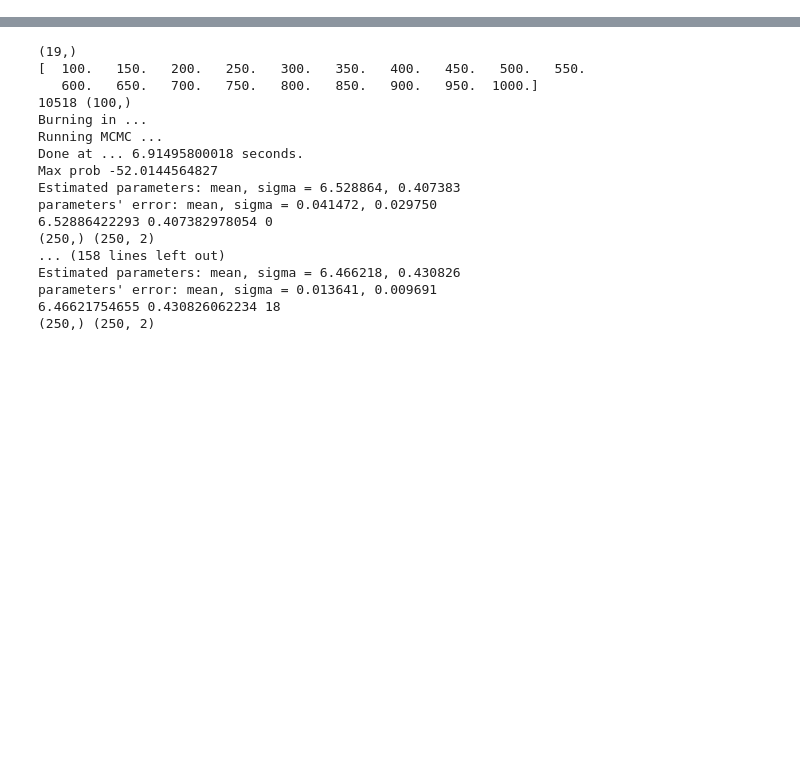
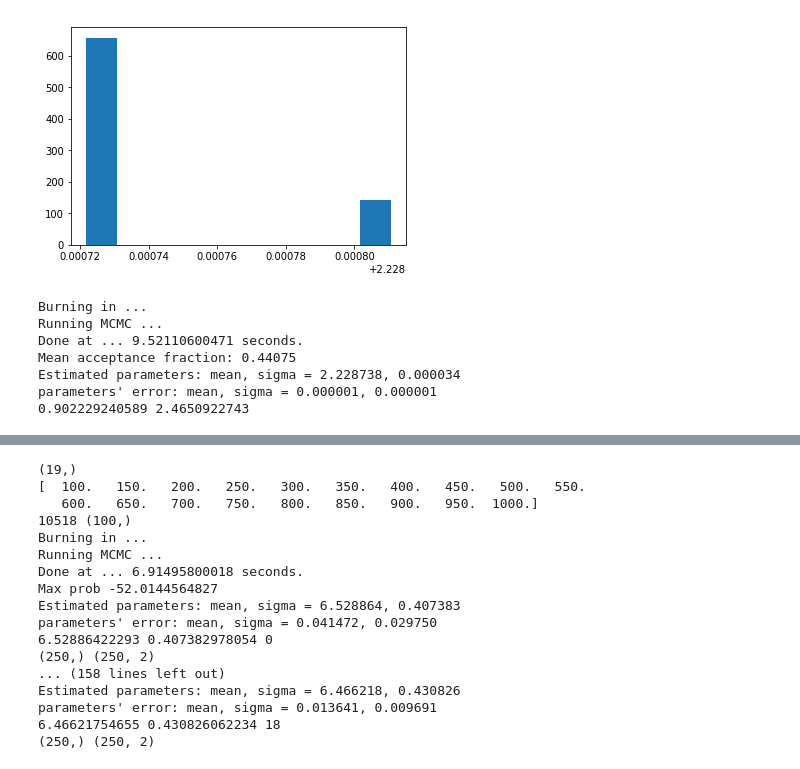
Before and after one commit to dtamayo/MLstability, a Jupyter notebook: Analysis/One Dimensional Guassian Fit.ipynb, the cells around one changed output, grey strips where cells are left out. Cells and saved outputs as stored; diff of their text form; code cells hidden in the pictures; blank space fills up the shorter version.

```diff
--- a/Analysis/One Dimensional Guassian Fit.ipynb
+++ b/Analysis/One Dimensional Guassian Fit.ipynb
@@ -244,3 +295,76 @@ info
+# %%
+
+weird_data = pd.read_csv("../../../mnt/stability_stuff/stabilitydataset/data/LongTimeScale/Sys_2128_1e8.csv")
+data = np.log10(weird_data["t"])
+plt.hist(data)
+plt.show()
+ndim = 2
+nwalkers = 20
+
+# Choose an initial set of positions for the walkers.
+p0 = [np.random.rand(ndim) for i in xrange(nwalkers)]
+sampler = emcee.EnsembleSampler(nwalkers, ndim, lnprob, args=[data], a=5)
+#print "State", sampler.random_state
+
+# Run 200 steps as a burn-in.
+print "Burning in ..."
+pos, prob, state = sampler.run_mcmc(p0, 200)
+
+# Reset the chain to remove the burn-in samples.
+sampler.reset()
+
+# Starting from the final position in the burn-in chain, sample for 1000
+# steps. (rstate0 is the state of the internal random number generator)
+print "Running MCMC ..."
+start = time.time()
+pos, prob, state = sampler.run_mcmc(pos, 1000, rstate0=jj)
+end = time.time()
+print "Done at ...", (end - start), "seconds."
+# Print out the mean acceptance fraction. In general, acceptance_fraction
+# has an entry for each walker so, in this case, it is a 250-dimensional
+# vector.
+af = sampler.acceptance_fraction
+print "Mean acceptance fraction:", np.mean(af)
+
+
+maxprob_indice = np.argmax(prob)
+mean_fit, sigma_fit = pos[maxprob_indice]
+sigma_fit = np.abs(sigma_fit)
+print "Estimated parameters: mean, sigma = %f, %f" % (mean_fit, sigma_fit)
+
+mean_samples = sampler.flatchain[:,0]
+sigma_samples = sampler.flatchain[:,1]
+
+mean_std = mean_samples.std()
+sigma_std =np.std(np.abs(sigma_samples) )
+
+print "parameters' error: mean, sigma = %f, %f" % (mean_std, sigma_std)
+
+
+
+
+##PLOT CORNER PLOT
+probability = -np.log(2*np.pi)/2. - np.log(sigma_fit**2.)/2.-(1./(sigma_fit**2.)/2./info.shape[0])*np.nansum((data-mean_fit)**2.)
+
+
+
+print probability, np.exp(probability)
+#rint -np.log(2*np.pi)/2.
+#print - np.log(sigma_fit**2.)/2.
+#print -(1./(sigma_fit**2.)/2./info.shape[0])*np.nansum((data-mean_fit)**2.)
+#prob = print prob, np.exp(prob)
+#print -np.log(2*np.pi)/2.- np.log(sigma_fit**2.)/2. -(1./(sigma_fit**2.)/2./info.shape[0])*np.nansum((data-mean_fit)**2.)
+#break
+#info
+# %% [output]
+[figure, added]
+Burning in ...
+Running MCMC ...
+Done at ... 9.52110600471 seconds.
+Mean acceptance fraction: 0.44075
+Estimated parameters: mean, sigma = 2.228738, 0.000034
+parameters' error: mean, sigma = 0.000001, 0.000001
+0.902229240589 2.4650922743
 # %%
 "{0:.4f}".format(31214.41)
 print planet_systems.shape, info.shape
```
Also changed, not shown: parts of 9 cells of this notebook, 2 other files.
